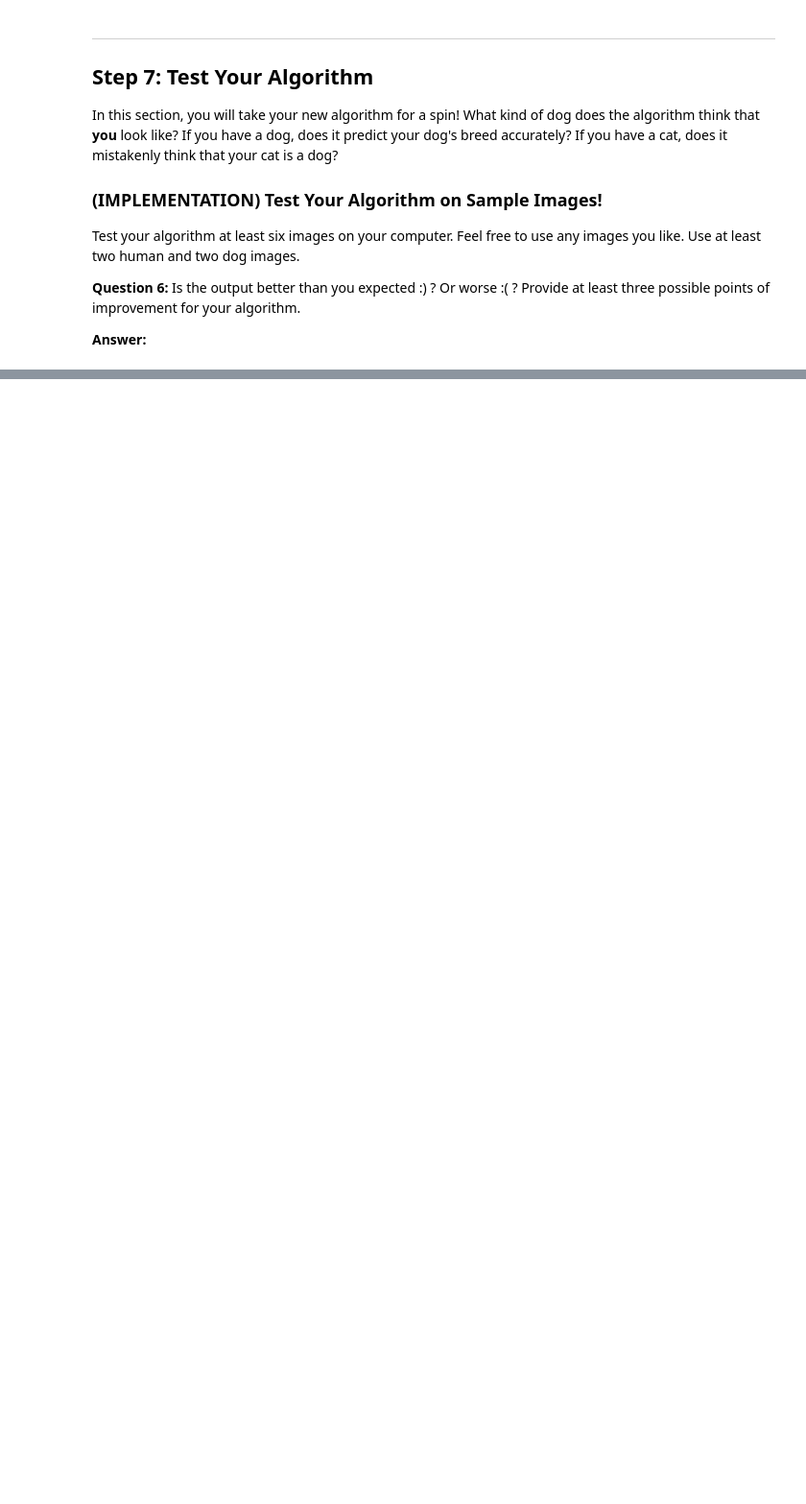
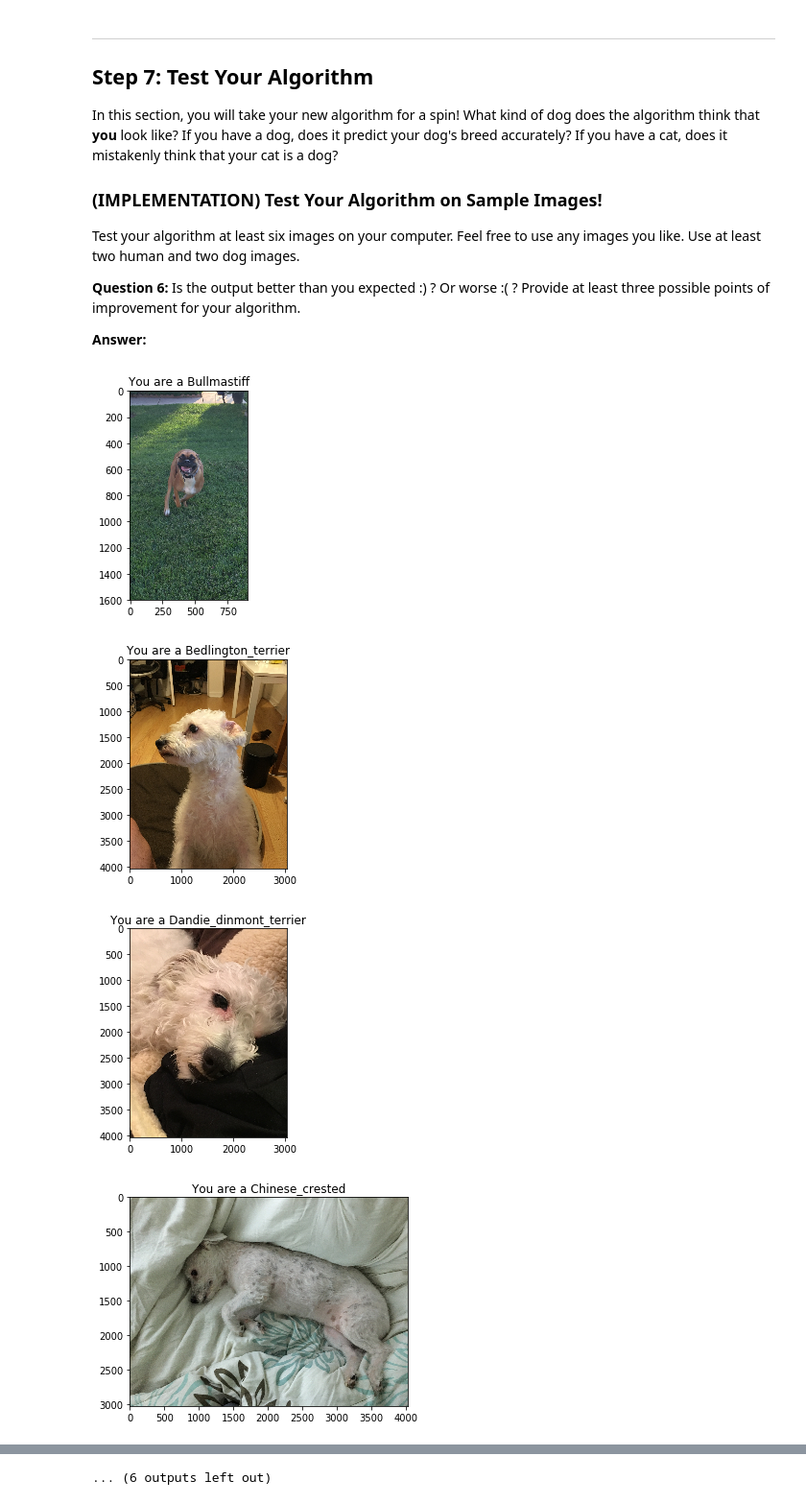
Before and after one commit to oserr/dbc, a Jupyter notebook: dog_app.ipynb, the cells around one changed output, grey strips where cells are left out. Shown at 96% size. Cells and saved outputs as stored; diff of their text form; code cells hidden in the pictures; blank space fills up the shorter version.

Commit message:
Define dbc (dog breed classifier) test function with final test images

```diff
--- a/dog_app.ipynb
+++ b/dog_app.ipynb
@@ -774,3 +771,35 @@ Some sample output for our algorithm is provided below, but feel free to design
+# %%
+### TODO: Write your algorithm.
+### Feel free to use as many code cells as needed.
+DOG_AND_HUMAN=0
+HUMAN=1
+DOG=2
+NEITHER_DOG_OR_HUMAN=3
+
+def dbc(img_path):
+    is_human = face_detector(img_path)
+    is_dog = dog_detector(img_path)
+    if is_human and is_dog:
+        title = 'Detected a human and a %s dog' % ResNet_predict_breed(img_path)
+        result = DOG_AND_HUMAN
+    elif not is_dog and not is_human:
+        title = 'Unable to detect dog or human face'
+        result = NEITHER_DOG_OR_HUMAN
+    elif is_human:
+        title = 'You are a human, but look like a %s' % ResNet_predict_breed(img_path)
+        result = HUMAN
+    else:
+        title = 'You are a %s' % ResNet_predict_breed(img_path)
+        result = DOG
+    # load color (BGR) image
+    img = cv2.imread(img_path)
+    # convert BGR image to RGB for plotting
+    cv_rgb = cv2.cvtColor(img, cv2.COLOR_BGR2RGB)
+    _, ax = plt.subplots()
+    ax.set_title(title)
+    plt.imshow(cv_rgb)
+    plt.show()
+    return result
 # %% [markdown]
 ---
 <a id='step7'></a>
@@ -788,4 +817,19 @@ __Answer:__
 # %%
 ## TODO: Execute your algorithm from Step 6 on
 ## at least 6 images on your computer.
 ## Feel free to use as many code cells as needed.
+
+# load the data
+dog_images = glob(os.path.join('final_test_img', 'dog', '*'))
+human_images = glob(os.path.join('final_test_img', 'human', '*'))
+
+dog_predictions = [dbc(img)==DOG for img in dog_images]
+human_predictions = [dbc(img)==HUMAN for img in human_images]
+
+print('Correct dog predictions:   {}/{}'.format(sum(dog_predictions), len(dog_predictions)))
+print('Correct human predictions: {}/{}'.format(sum(human_predictions), len(human_predictions)))
+# %% [output]
+[figure, added]
+[figure, added]
+[figure, added]
+[figure, added]
@@ -791,0 +844 @@ __Answer:__
+... (6 outputs left out)
```
Also changed, not shown: parts of 4 cells of this notebook.
